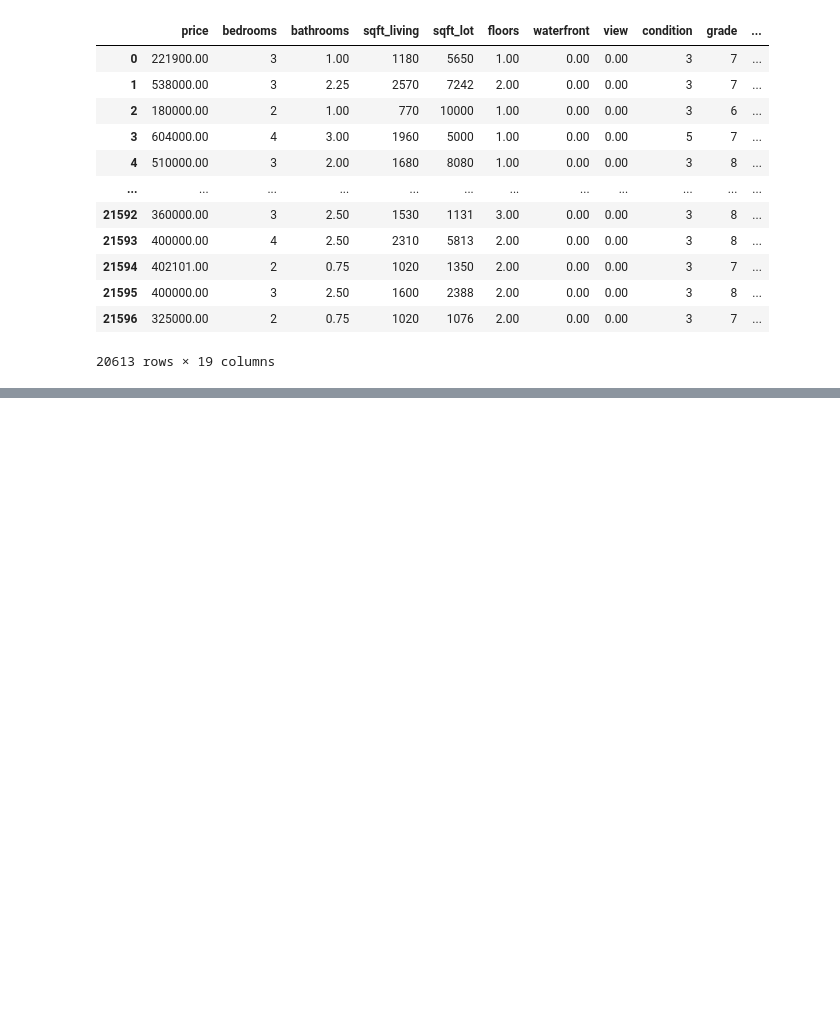
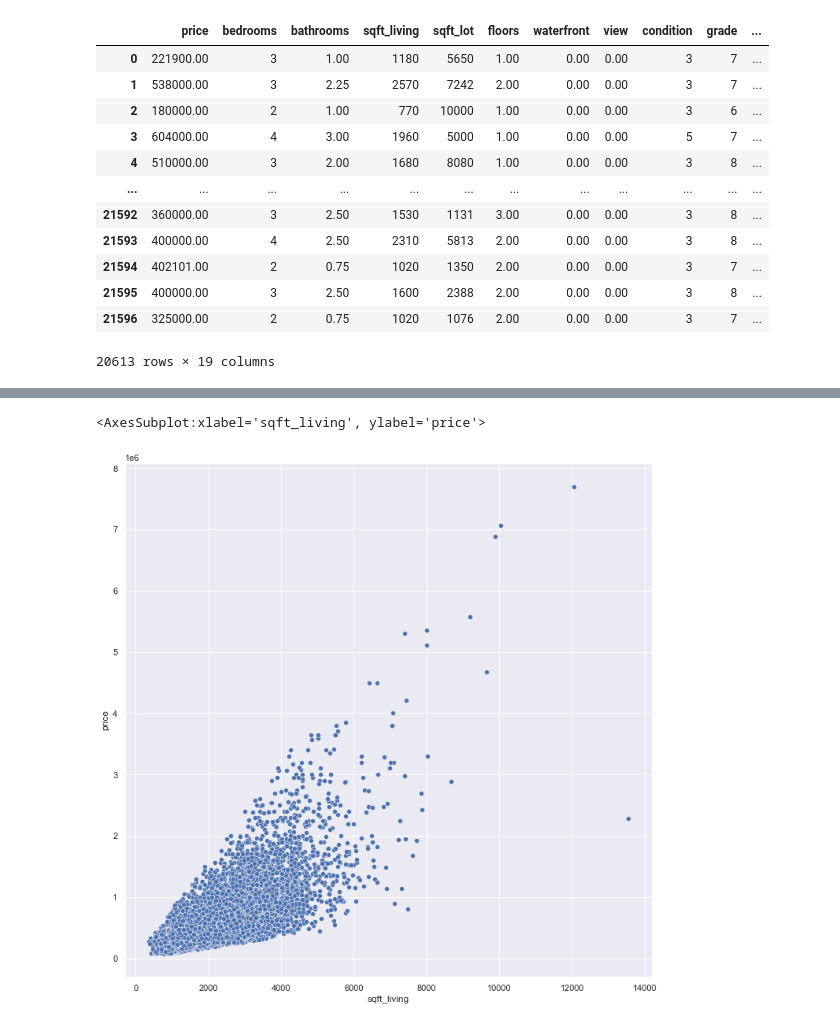
Before and after one commit to learn-co-curriculum/dsc-phase-2-project, a Jupyter notebook: student.ipynb, the cells around one changed output, grey strips where cells are left out. Saved outputs shown, nothing was run; the diff lists cells and outputs as text; code cells hidden in the pictures; blank space fills up the shorter version.

```diff
--- a/student.ipynb
+++ b/student.ipynb
@@ -1149,0 +1345,6 @@ df_second_r['sqft_living yr_renovated']= df_poly_test['sqft_living']*df_poly_tes
+# %%
+# we have decided to limit sqft < 4500
+sns.scatterplot(x=df_initial['sqft_living'], y=df_initial['price'])
+# %% [output]
+<AxesSubplot:xlabel='sqft_living', ylabel='price'>
+[figure, added]
```
Also changed, not shown: parts of 37 cells of this notebook.
